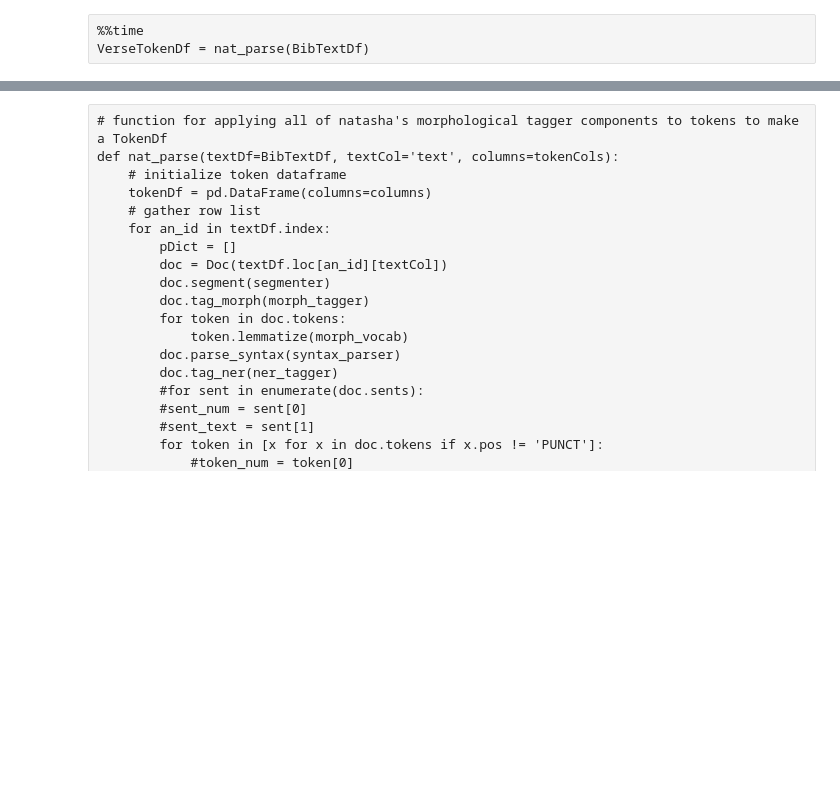
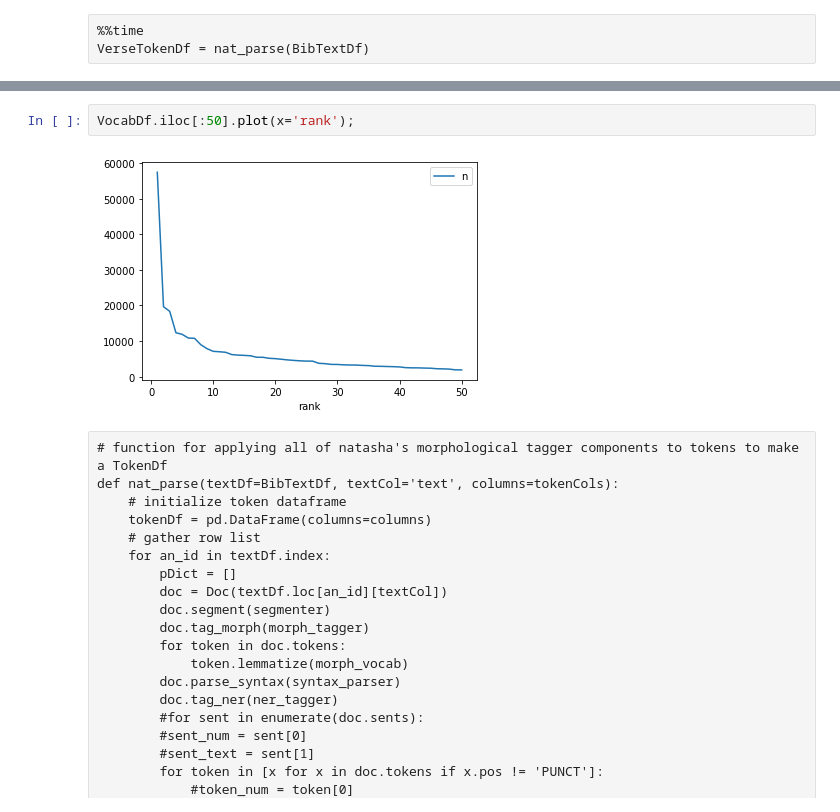
Before and after one commit to kollektivminds/russian-literary-bible, a Jupyter notebook: bible_processing.ipynb, the cells around one changed output, grey strips where cells are left out. Cells and saved outputs as stored; diff of their text form; blank space fills up the shorter version.

```diff
--- a/bible_processing.ipynb
+++ b/bible_processing.ipynb
@@ -201,3 +280,7 @@ ChapsTokenDf.query("pos == 'PRON'").lemma.unique()
+# %%
+VocabDf.iloc[:50].plot(x='rank');
+# %% [output]
+[figure, added]
 # %% [raw]
 # function for applying all of natasha's morphological tagger components to tokens to make a TokenDf
 def nat_parse(textDf=BibTextDf, textCol='text', columns=tokenCols):
```
Also changed, not shown: parts of 32 cells of this notebook, 1 other file.
